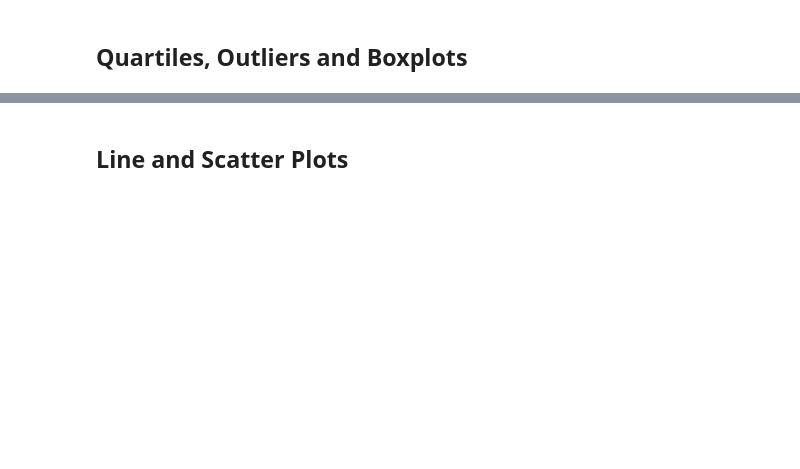
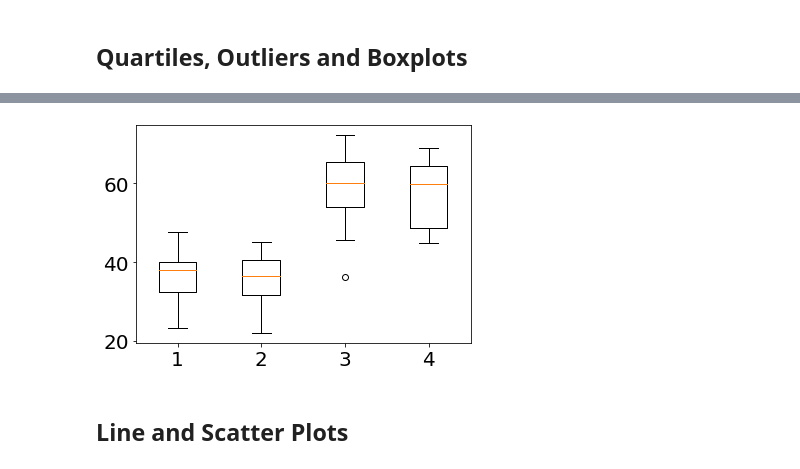
Before and after one commit to fisher1916/cancer-drug-study, a Jupyter notebook: pymaceuticals.ipynb, the cells around one changed output, grey strips where cells are left out. Cells and saved outputs as stored; diff of their text form; code cells hidden in the pictures; blank space fills up the shorter version.

```diff
--- a/pymaceuticals.ipynb
+++ b/pymaceuticals.ipynb
@@ -267,17 +311,39 @@ plt.show()
 # %%
 # Put treatments into a list for for loop (and later for plot labels)
+# Create empty list to fill with tumor vol data (for plotting)
+lowerq_list=[]
+upperq_list=[]
+iqr_list = []
+lower_bound_list = []
+upper_bound_list = []
 
+final_vol = []
 
-# Create empty list to fill with tumor vol data (for plotting)
+for drug in treatment_list:
+    treatment_df= tumor_data[tumor_data["Drug Regimen"]==drug]
+    final_vol.append(treatment_df["Tumor Volume (mm3)"])
+    quartiles = treatment_df["Tumor Volume (mm3)"].quantile([.25,.5,.75])
+    lowerq = quartiles[.25]
+    upperq= quartiles[.75]
+    iqr = upperq-lowerq
+    lower_bound = lowerq - (1.5*iqr)
+    upper_bound = upperq + (1.5*iqr)
+    iqr_list.append(iqr)
+    lower_bound_list.append(lower_bound)
+    upper_bound_list.append(upper_bound)
+    lowerq_list.append(lowerq)
+    upperq_list.append(upperq)
 
 
 # Calculate the IQR and quantitatively determine if there are any potential outliers.
+    # Locate the rows which contain mice on each drug and get the tumor volumes
+    # add subset
+    # Determine outliers using upper and lower bounds
+treatment_quartiles_df = pd.DataFrame({"Drug Regimens": treatment_list,
+                                       "Lower Quartile": lowerq_list,
+                                       "Upper Quartile": upperq_list,
+                                       "IQR": iqr_list,
+                                       "Lower Bound": lower_bound_list,
+                                       "Upper Bound": upper_bound_list})
 
-
-    # Locate the rows which contain mice on each drug and get the tumor volumes
-
-
-    # add subset
-
-
-    # Determine outliers using upper and lower bounds
+treatment_quartiles_df
@@ -284,5 +356,10 @@ plt.show()
 # %%
 # Generate a box plot of the final tumor volume of each mouse across four regimens of interest
+plt.boxplot(final_vol)
+plt.show()
+#add labels, etc after (final_vol, label)
+# %% [output]
+[figure, added]
 # %% [markdown]
 ## Line and Scatter Plots
 # %%
```
Also changed, not shown: parts of 18 cells of this notebook, 4 other files.
